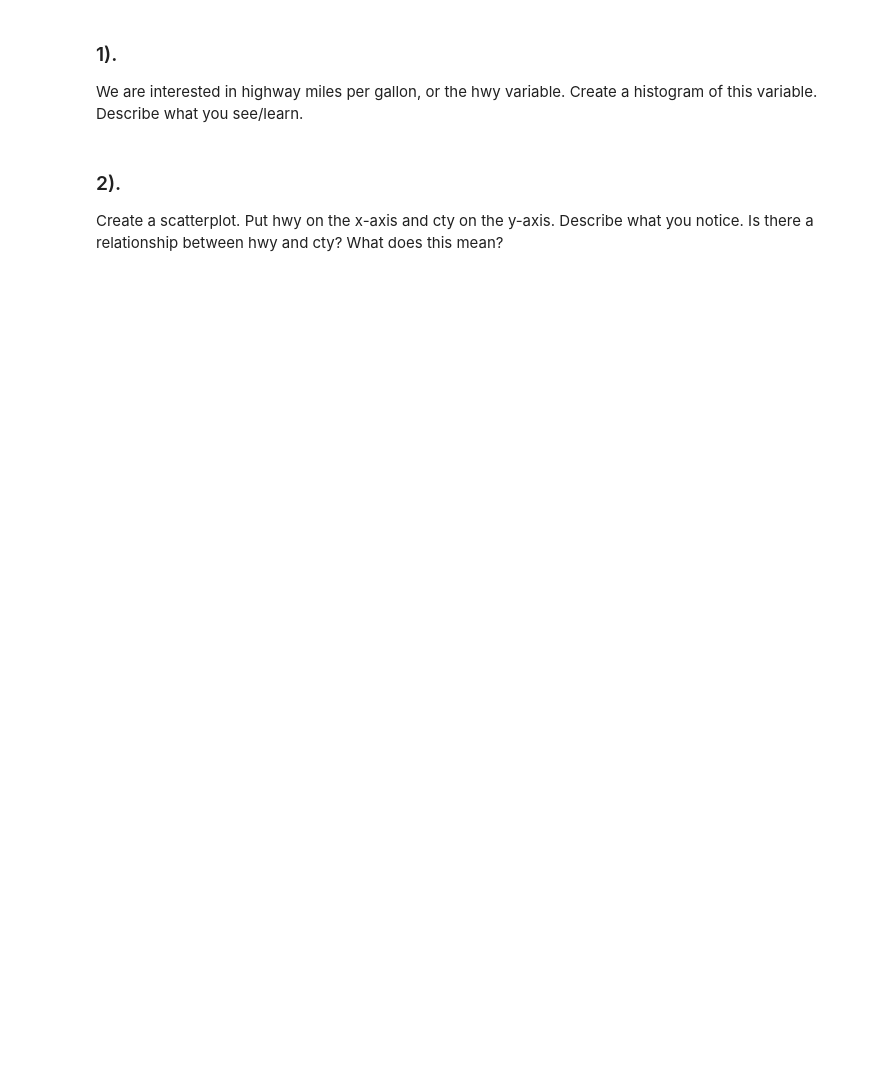
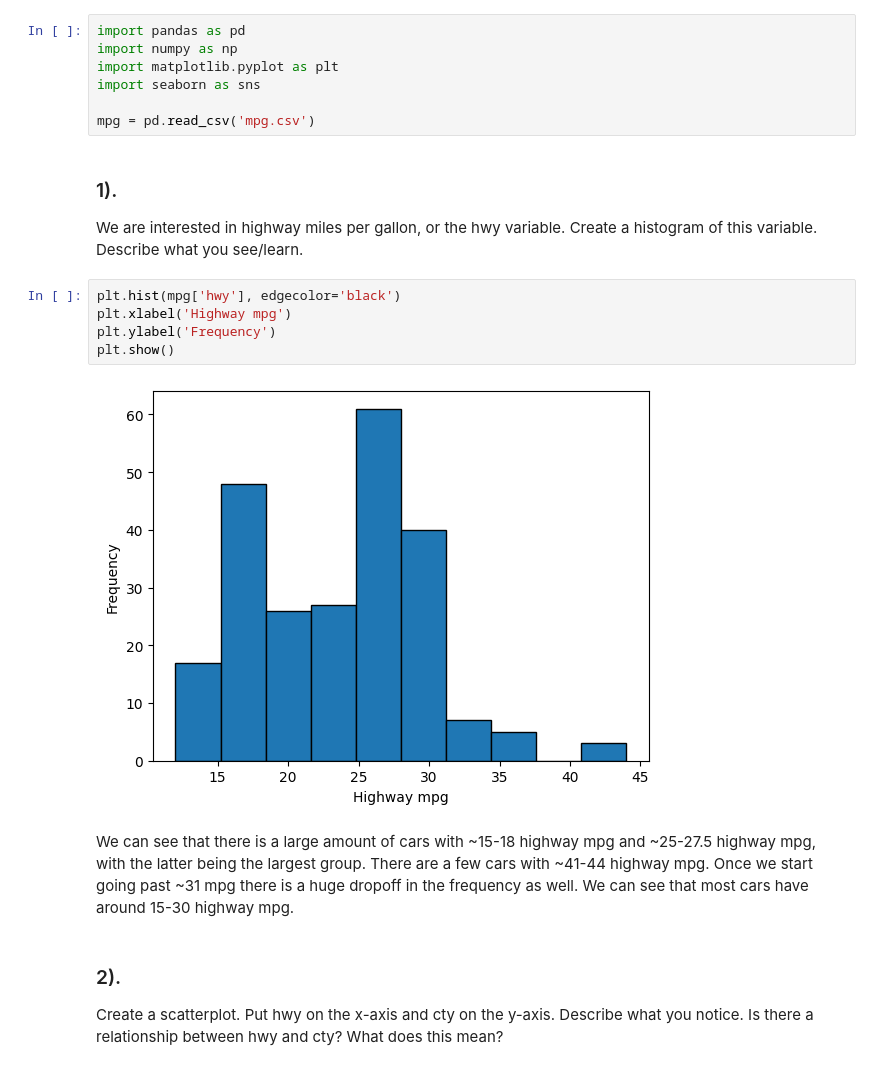
Before and after one commit to kpayton2903/PSTAT_131, a Jupyter notebook: Homework/Homework_1.ipynb, the cells around one changed output. Saved outputs shown, nothing was run; the diff lists cells and outputs as text; blank space fills up the shorter version.

Commit message:
Started homework 2

```diff
--- a/Homework/Homework_1.ipynb
+++ b/Homework/Homework_1.ipynb
@@ -61,9 +90,25 @@ Classify each question as either predictive or inferential. Explain your reasoni
 ***
 # %% [markdown]
 ## Exploratory Data Analysis <a class="anchor" id="eda"></a>
+# %%
+import pandas as pd
+import numpy as np
+import matplotlib.pyplot as plt
+import seaborn as sns
+
+mpg = pd.read_csv('mpg.csv')
 # %% [markdown]
 ### 1).
 We are interested in highway miles per gallon, or the hwy variable. Create a histogram of this variable. Describe what you see/learn.<a class="anchor" id="eda-question-1"></a>
+# %%
+plt.hist(mpg['hwy'], edgecolor='black')
+plt.xlabel('Highway mpg')
+plt.ylabel('Frequency')
+plt.show()
+# %% [output]
+[figure, added]
+# %% [markdown]
+We can see that there is a large amount of cars with ~15-18 highway mpg and ~25-27.5 highway mpg, with the latter being the largest group. There are a few cars with ~41-44 highway mpg. Once we start going past ~31 mpg there is a huge dropoff in the frequency as well. We can see that most cars have around 15-30 highway mpg.
 # %% [markdown]
 ### 2).
 Create a scatterplot. Put hwy on the x-axis and cty on the y-axis. Describe what you notice. Is there a relationship between hwy and cty? What does this mean?<a class="anchor" id="eda-question-2"></a>
```
Also changed, not shown: parts of 12 cells of this notebook, 5 other files.
